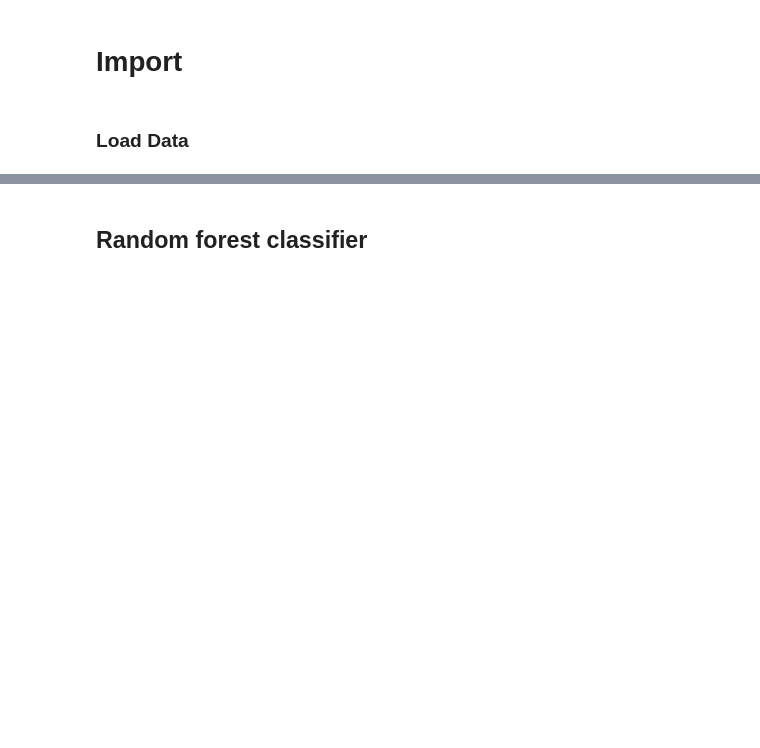
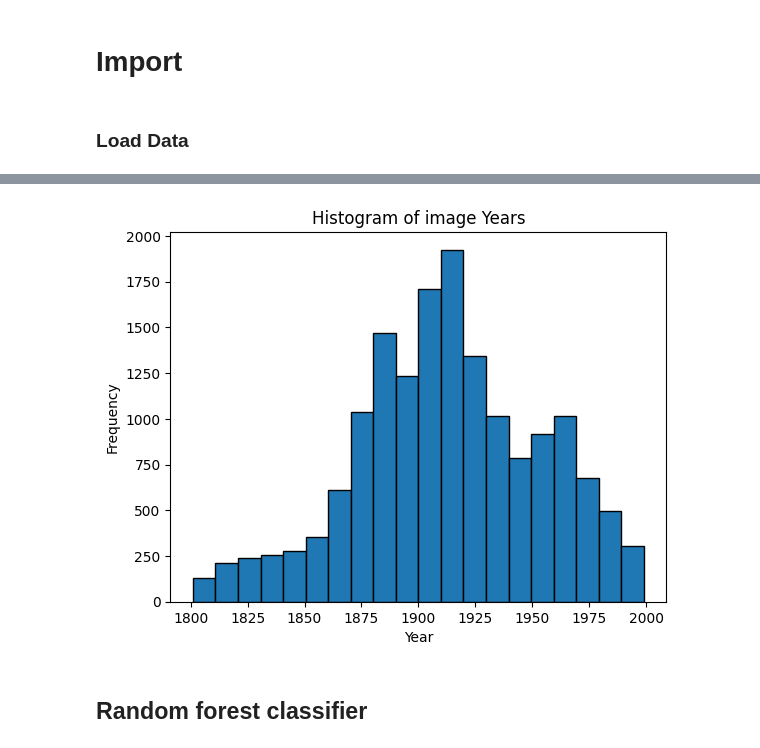
Before and after one commit to MissTiny/MLProject, a Jupyter notebook: classification.ipynb, the cells around one changed output, grey strips where cells are left out. Drawn from its saved outputs; the diff is of its cells as text; code cells hidden in the pictures; blank space fills up the shorter version.

```diff
--- a/classification.ipynb
+++ b/classification.ipynb
@@ -118,0 +68,24 @@ y_test_label = date_to_1hot(y_test)
+# %%
+X_train = np.array(total_dataset['train']['embeddings_pca512'])
+y_train = total_dataset['train']['date']
+y_train = np.array([int(year) for year in y_train], dtype = int) # year int
+
+X_test = np.array(total_dataset['test']['embeddings_pca512'])
+y_test = total_dataset['test']['date']
+y_test = np.array([int(year) for year in y_test])
+
+filter_mask = (y_train > 1800) & (y_train <2000)
+X_train = X_train[filter_mask]
+y_train = y_train[filter_mask]
+
+filter_mask = (y_test > 1800) & (y_test <2000)
+X_test = X_test[filter_mask]
+y_test = y_test[filter_mask]
+
+
+min_year = min(min(y_train), min(y_test))
+max_year = max(max(y_train), max(y_test))
+range_year = max_year - min_year
+interval_year = 10
+num_c = math.ceil(range_year / interval_year)
+year_book = np.linspace(min_year, min_year+num_c*interval_year, num_c+1, dtype = int)
@@ -118,0 +96,12 @@ y_test_label = date_to_1hot(y_test)
+# %%
+plt.hist(y_test, bins=num_c, edgecolor='black')
+
+# Add labels and title
+plt.xlabel('Year')
+plt.ylabel('Frequency')
+plt.title('Histogram of image Years')
+
+# Display the histogram
+plt.show()
+# %% [output]
+[figure, added]
```
Also changed, not shown: parts of 28 cells of this notebook, 10 other files.
